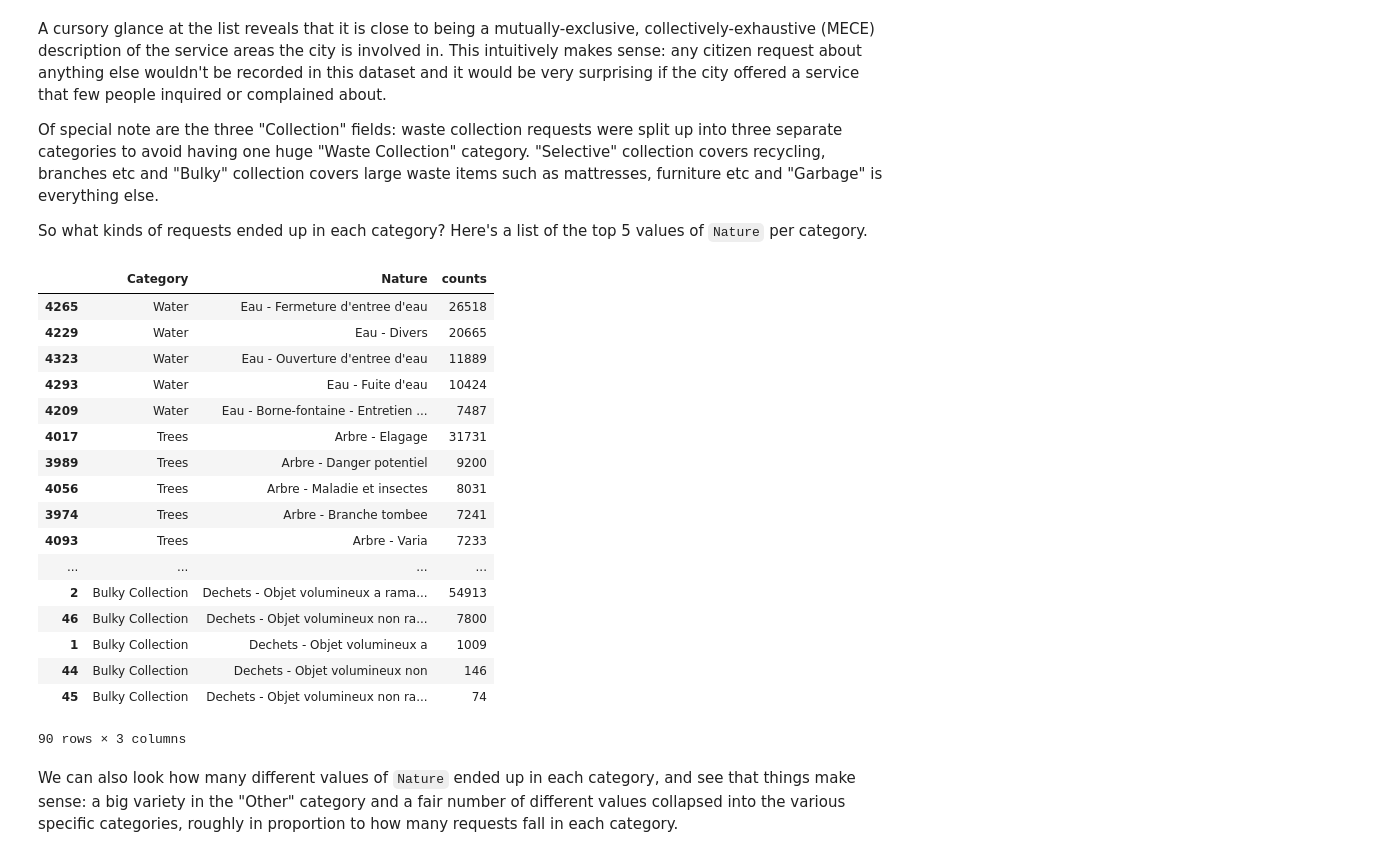
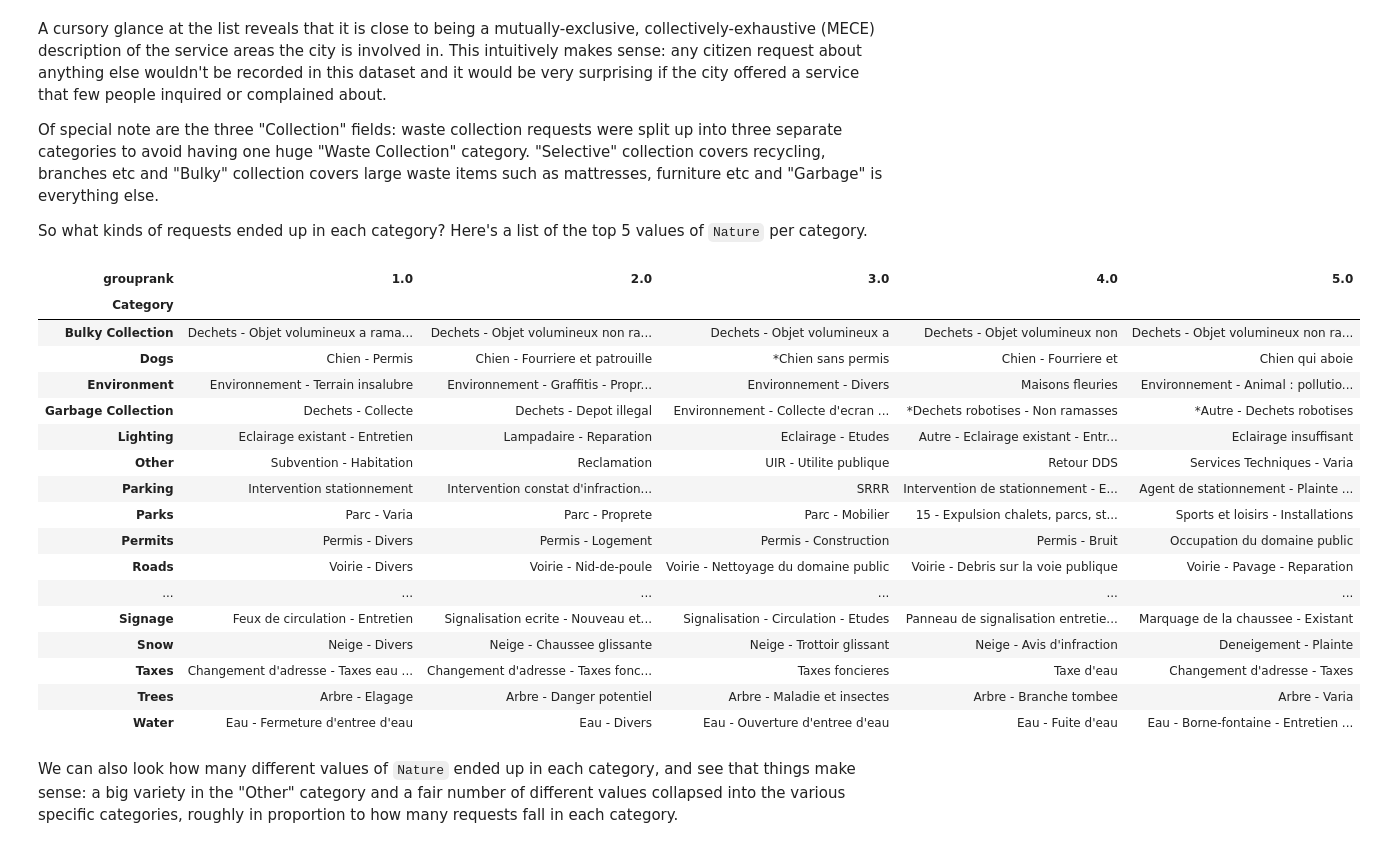
Before and after one commit to nicolaskruchten/mtl311, a Jupyter notebook: notebook.ipynb, the cells around one changed output. Saved outputs shown, nothing was run; the diff lists cells and outputs as text; code cells hidden in the pictures.

```diff
--- a/notebook.ipynb
+++ b/notebook.ipynb
@@ -159,27 +157,30 @@ Of special note are the three "Collection" fields: waste collection requests wer
 
 So what kinds of requests ended up in each category? Here's a list of the top 5 values of `Nature` per category.
 # %%
-requests.groupby(["Category", "Nature"]).size().reset_index(name="counts")\
-    .sort(columns=["Category", "counts"], ascending=False).groupby(["Category"]).head(5)
+x = requests.groupby(["Category", "Nature"]).size().reset_index(name="counts")\
+    .sort(columns=["Category", "counts"], ascending=False)
+x["grouprank"] = x.groupby(["Category"])['counts'].rank(ascending=False)
+x.groupby(["Category"]).head(5).pivot_table(
+    index="Category", columns="grouprank", values="Nature", aggfunc=lambda x:x)
 # %% [output]
-|  | Category | Nature | counts |
-| 4265 | Water | Eau - Fermeture d'entree d'eau | 26518 |
-| 4229 | Water | Eau - Divers | 20665 |
-| 4323 | Water | Eau - Ouverture d'entree d'eau | 11889 |
-| 4293 | Water | Eau - Fuite d'eau | 10424 |
-| 4209 | Water | Eau - Borne-fontaine - Entretien ... | 7487 |
-| 4017 | Trees | Arbre - Elagage | 31731 |
-| 3989 | Trees | Arbre - Danger potentiel | 9200 |
-| 4056 | Trees | Arbre - Maladie et insectes | 8031 |
-| 3974 | Trees | Arbre - Branche tombee | 7241 |
-| 4093 | Trees | Arbre - Varia | 7233 |
-| ... | ... | ... | ... |
-| 2 | Bulky Collection | Dechets - Objet volumineux a rama... | 54913 |
-| 46 | Bulky Collection | Dechets - Objet volumineux non ra... | 7800 |
-| 1 | Bulky Collection | Dechets - Objet volumineux a | 1009 |
-| 44 | Bulky Collection | Dechets - Objet volumineux non | 146 |
-| 45 | Bulky Collection | Dechets - Objet volumineux non ra... | 74 |
+| grouprank | 1.0 | 2.0 | 3.0 | 4.0 | 5.0 |
+| Category |  |  |  |  |  |
+| Bulky Collection | Dechets - Objet volumineux a rama... | Dechets - Objet volumineux non ra... | Dechets - Objet volumineux a | Dechets - Objet volumineux non | Dechets - Objet volumineux non ra... |
+| Dogs | Chien - Permis | Chien - Fourriere et patrouille | *Chien sans permis | Chien - Fourriere et | Chien qui aboie |
+| Environment | Environnement - Terrain insalubre | Environnement - Graffitis - Propr... | Environnement - Divers | Maisons fleuries | Environnement - Animal : pollutio... |
+| Garbage Collection | Dechets - Collecte | Dechets - Depot illegal | Environnement - Collecte d'ecran ... | *Dechets robotises - Non ramasses | *Autre - Dechets robotises |
+| Lighting | Eclairage existant - Entretien | Lampadaire - Reparation | Eclairage - Etudes | Autre - Eclairage existant - Entr... | Eclairage insuffisant |
+| Other | Subvention - Habitation | Reclamation | UIR - Utilite publique | Retour DDS | Services Techniques - Varia |
+| Parking | Intervention stationnement | Intervention constat d'infraction... | SRRR | Intervention de stationnement - E... | Agent de stationnement - Plainte ... |
+| Parks | Parc - Varia | Parc - Proprete | Parc - Mobilier | 15 - Expulsion chalets, parcs, st... | Sports et loisirs - Installations |
+| Permits | Permis - Divers | Permis - Logement | Permis - Construction | Permis - Bruit | Occupation du domaine public |
+| Roads | Voirie - Divers | Voirie - Nid-de-poule | Voirie - Nettoyage du domaine public | Voirie - Debris sur la voie publique | Voirie - Pavage - Reparation |
+| ... | ... | ... | ... | ... | ... |
+| Signage | Feux de circulation - Entretien | Signalisation ecrite - Nouveau et... | Signalisation - Circulation - Etudes | Panneau de signalisation entretie... | Marquage de la chaussee - Existant |
+| Snow | Neige - Divers | Neige - Chaussee glissante | Neige - Trottoir glissant | Neige - Avis d'infraction | Deneigement - Plainte |
+| Taxes | Changement d'adresse - Taxes eau ... | Changement d'adresse - Taxes fonc... | Taxes foncieres | Taxe d'eau | Changement d'adresse - Taxes |
+| Trees | Arbre - Elagage | Arbre - Danger potentiel | Arbre - Maladie et insectes | Arbre - Branche tombee | Arbre - Varia |
+| Water | Eau - Fermeture d'entree d'eau | Eau - Divers | Eau - Ouverture d'entree d'eau | Eau - Fuite d'eau | Eau - Borne-fontaine - Entretien ... |
-90 rows × 3 columns
 # %% [markdown]
 We can also look how many different values of `Nature` ended up in each category, and see that things make sense: a big variety in the "Other" category and a fair number of different values collapsed into the various specific categories, roughly in proportion to how many requests fall in each category.
 # %%
```
Also changed, not shown: parts of 3 cells of this notebook.
